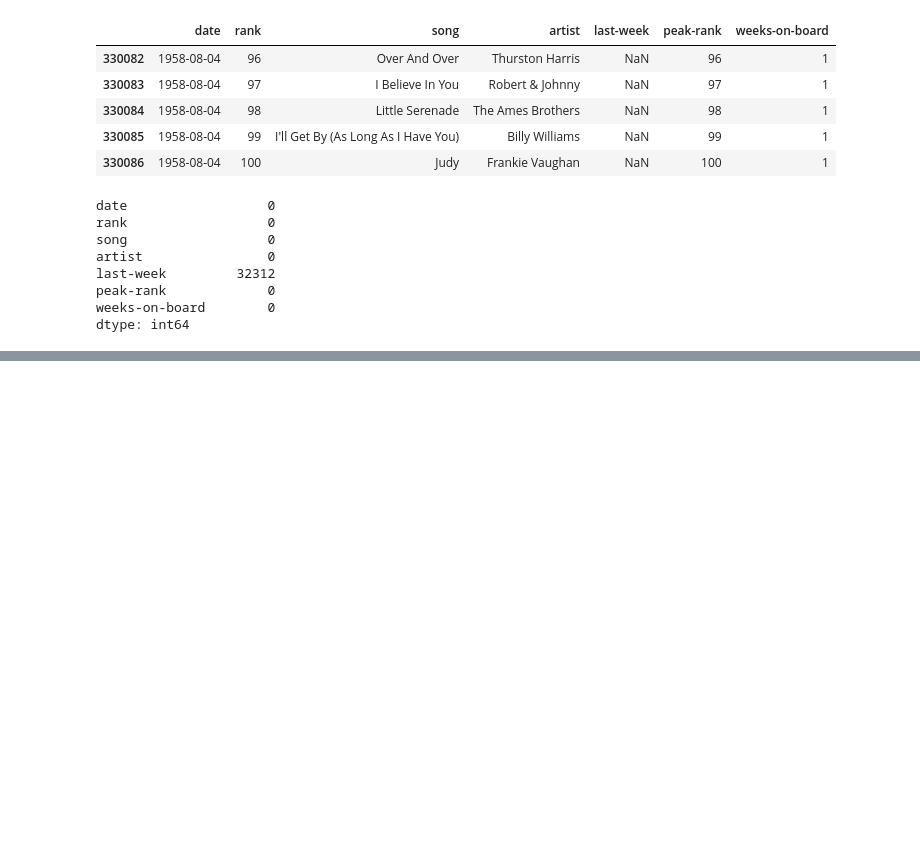
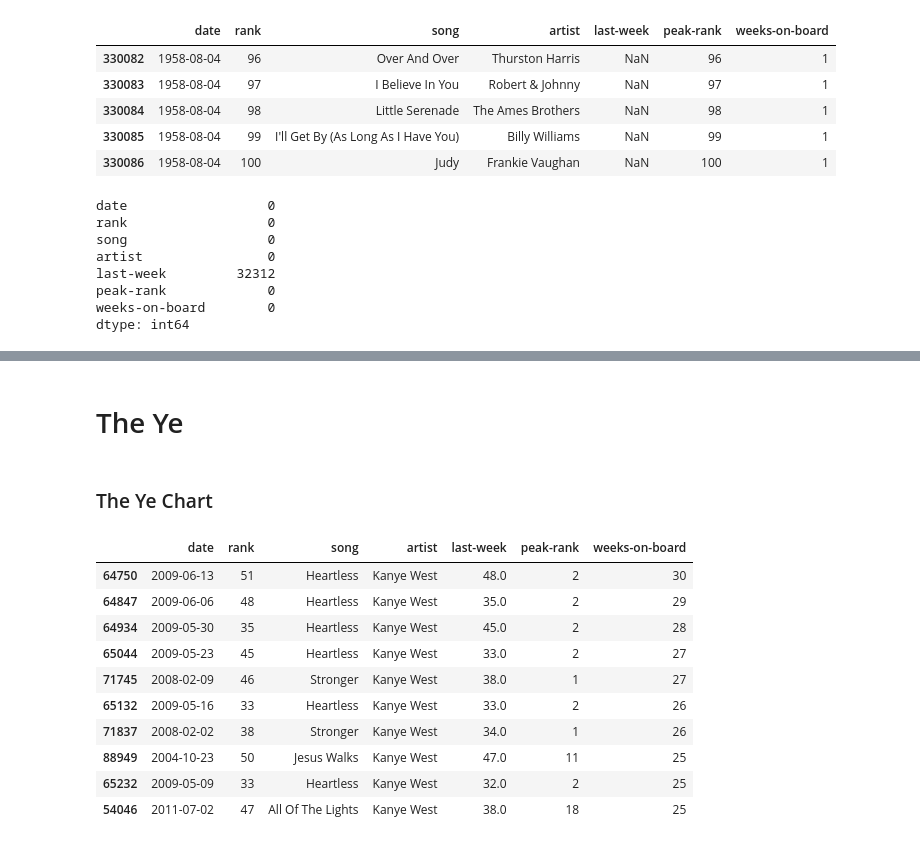
Before and after one commit to Bramstorp/MusicDataAnalyse, a Jupyter notebook: billboard.ipynb, the cells around one changed output, grey strips where cells are left out. Drawn from its saved outputs; the diff is of its cells as text; code cells hidden in the pictures; blank space fills up the shorter version.

```diff
--- a/billboard.ipynb
+++ b/billboard.ipynb
@@ -56,0 +61,20 @@ dtype: int64
+# %% [markdown]
+# The Ye
+# %% [markdown]
+### The Ye Chart
+# %%
+# Get Kanye West's top 10 songs by weeks on the board
+kanye_west_df = df[df['artist'] == 'Kanye West']
+kanye_west_df.sort_values(by='weeks-on-board', ascending=False).head(10)
+# %% [output]
+|  | date | rank | song | artist | last-week | peak-rank | weeks-on-board |
+| 64750 | 2009-06-13 | 51 | Heartless | Kanye West | 48.0 | 2 | 30 |
+| 64847 | 2009-06-06 | 48 | Heartless | Kanye West | 35.0 | 2 | 29 |
+| 64934 | 2009-05-30 | 35 | Heartless | Kanye West | 45.0 | 2 | 28 |
+| 65044 | 2009-05-23 | 45 | Heartless | Kanye West | 33.0 | 2 | 27 |
+| 71745 | 2008-02-09 | 46 | Stronger | Kanye West | 38.0 | 1 | 27 |
+| 65132 | 2009-05-16 | 33 | Heartless | Kanye West | 33.0 | 2 | 26 |
+| 71837 | 2008-02-02 | 38 | Stronger | Kanye West | 34.0 | 1 | 26 |
+| 88949 | 2004-10-23 | 50 | Jesus Walks | Kanye West | 47.0 | 11 | 25 |
+| 65232 | 2009-05-09 | 33 | Heartless | Kanye West | 32.0 | 2 | 25 |
+| 54046 | 2011-07-02 | 47 | All Of The Lights | Kanye West | 38.0 | 18 | 25 |
```
Also changed, not shown: parts of 7 cells of this notebook.
